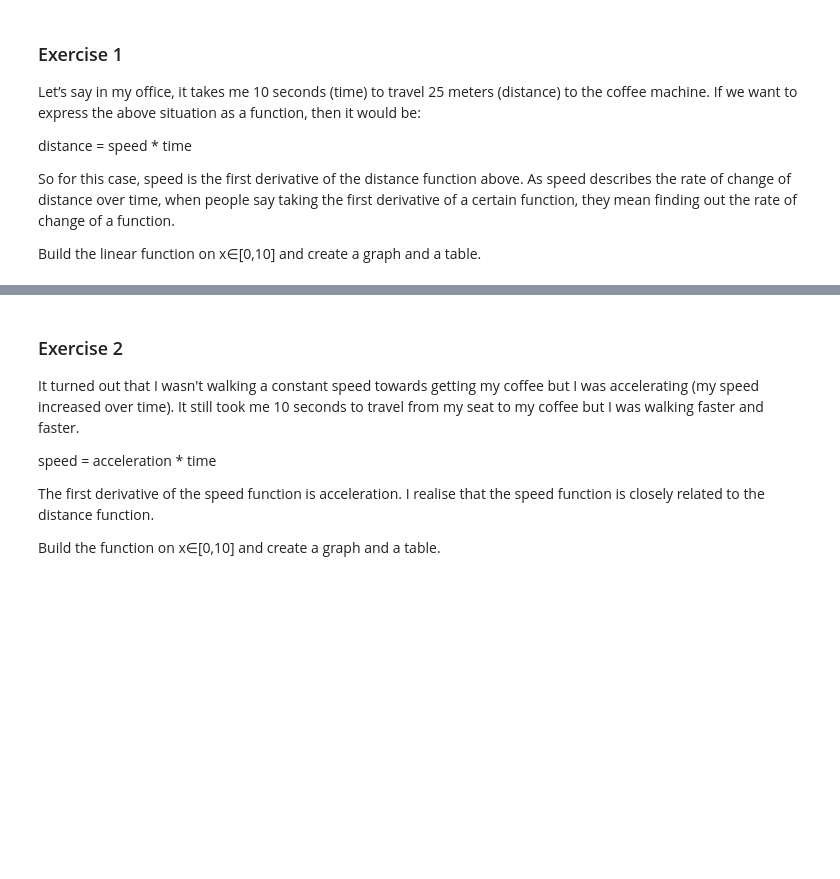
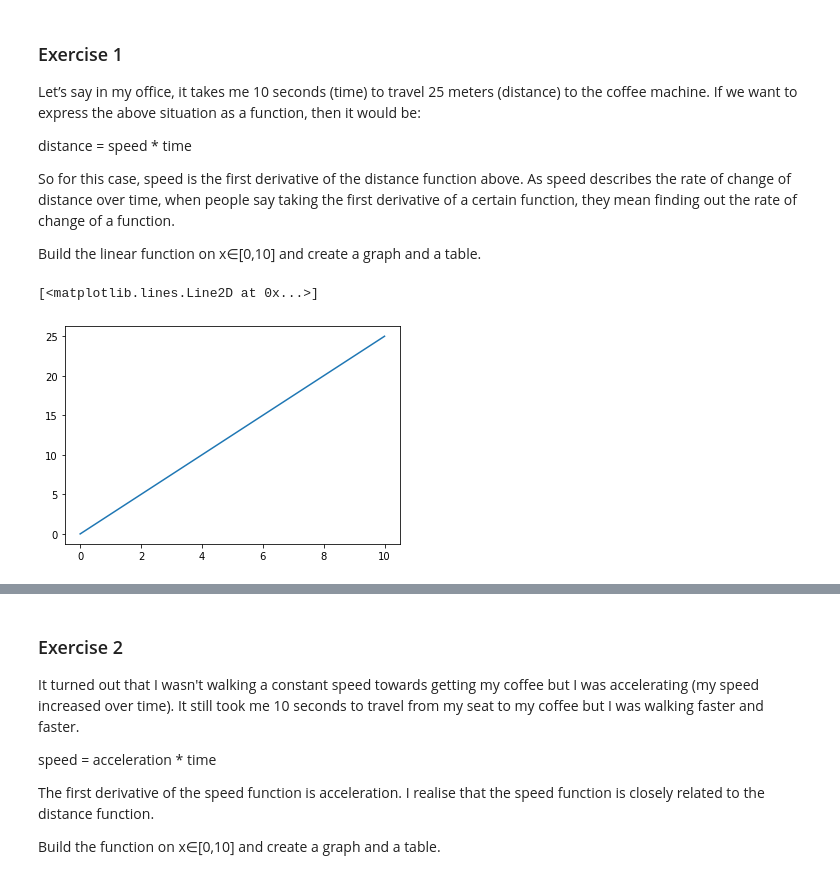
Before and after one commit to federico-serron/calculus-and-algebra-problems-with-python, a Jupyter notebook: problems.ipynb, the cells around one changed output, grey strips where cells are left out. Saved outputs shown, nothing was run; the diff lists cells and outputs as text; code cells hidden in the pictures; blank space fills up the shorter version.

```diff
--- a/problems.ipynb
+++ b/problems.ipynb
@@ -26,10 +26,16 @@ Build the linear function on x∈[0,10] and create a graph and a table.
 #import libraries
 import numpy as np
 import pandas as pd
-import matplotlib.plot as plt
+import matplotlib.pyplot as plt
 
 #define function and domain
+def f(x): return (25/10)*x
+x = np.linspace(0,10,10)
 # %%
 #plot of function on domain
+plt.plot(x, f(x))
+# %% [output]
+[<matplotlib.lines.Line2D at 0x...>]
+[figure, added]
 # %%
 # create a dataframe
```
Also changed, not shown: parts of 2 cells of this notebook, 1 other file.
